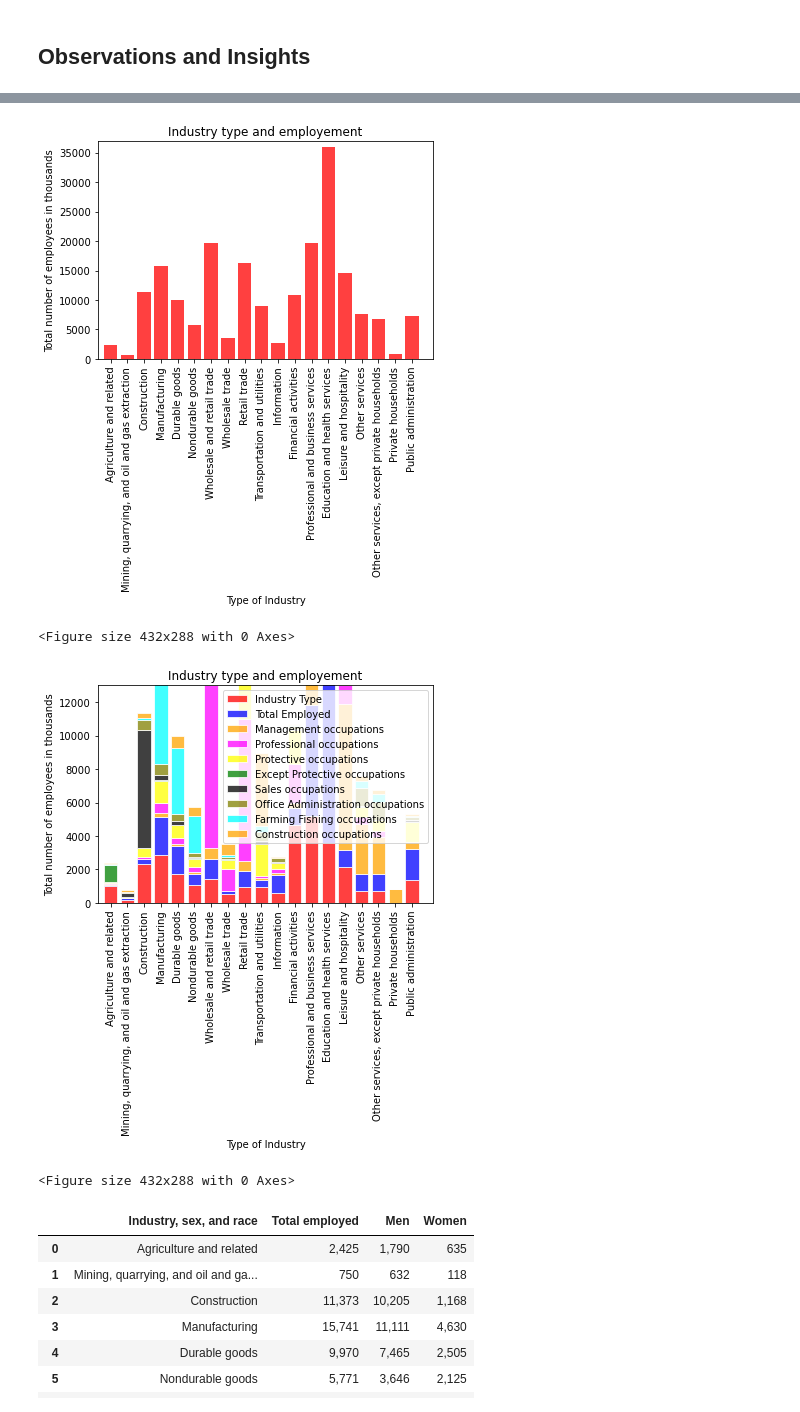
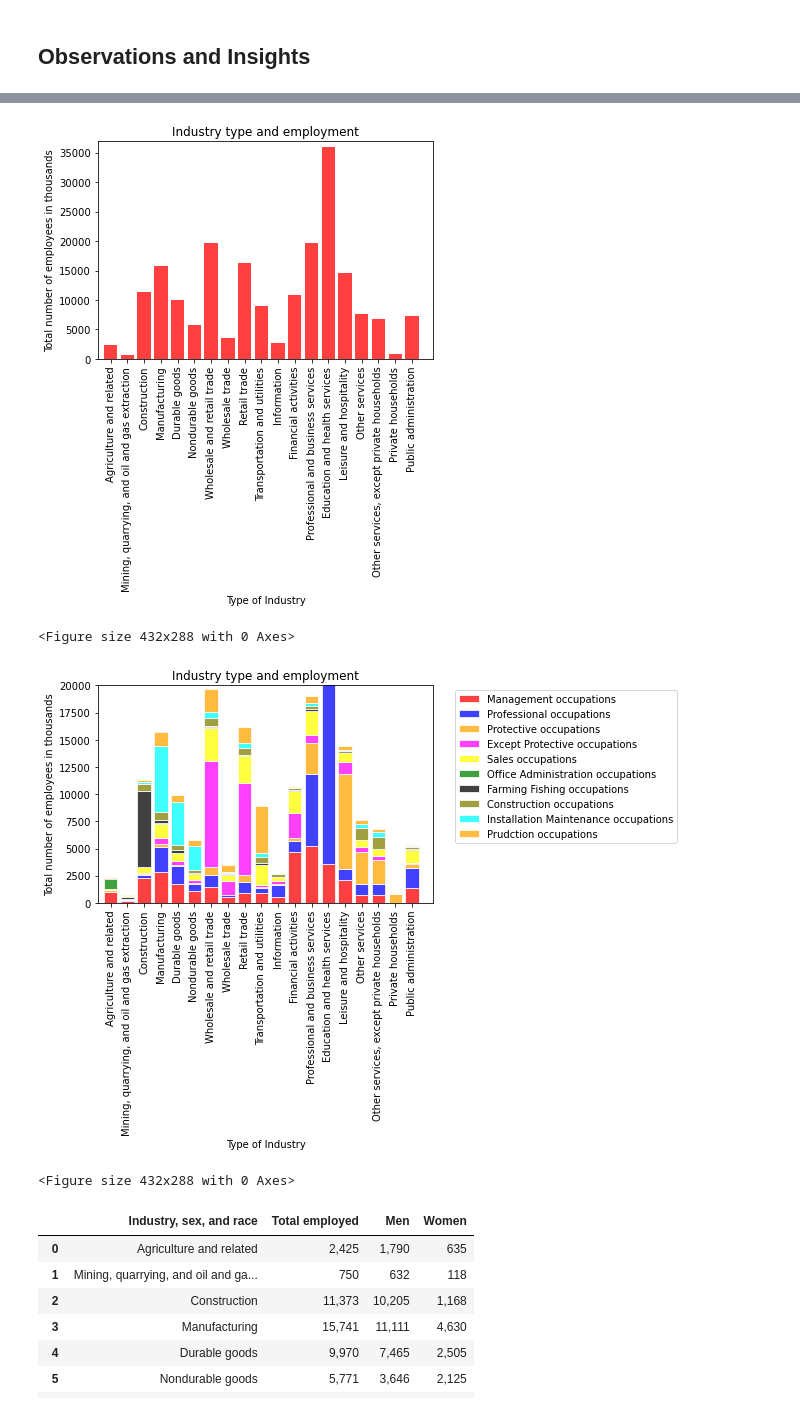
Before and after one commit to chinnamanaidu/project_rutgers, a Jupyter notebook: Project_bls/bls_starter.ipynb, the cells around one changed output, grey strips where cells are left out. Saved outputs shown, nothing was run; the diff lists cells and outputs as text; code cells hidden in the pictures.

```diff
--- a/Project_bls/bls_starter.ipynb
+++ b/Project_bls/bls_starter.ipynb
@@ -92,7 +102,7 @@ tick_locations = []
 for x in industry_type:
     tick_locations.append(str(x))
 
-plt.title("Industry type and employement")
+plt.title("Industry type and employment")
 plt.xlabel("Type of Industry")
 plt.ylabel("Total number of employees in thousands")
 
@@ -102,12 +112,12 @@ plt.xlim(-0.75, len(industry_type)+.25)
 plt.ylim(0, max(total_emp) + 1000)
 
 plt.bar(x_axis, total_emp, facecolor="red", alpha=0.75, align="center")
-plt.xticks(range(0, len(industry_type)), industry_type, rotation="vertical")
+plt.xticks(range(0, len(industry_type)), industry_type, rotation="90")
 plt.savefig("industry_total_employment.png")
 plt.show()
 plt.tight_layout()
 # %% [output]
-[figure, old version]
+[figure, new version]
 <Figure size 432x288 with 0 Axes>
 # %%
 n=len(industry_type)
@@ -175,20 +185,18 @@ for x in x_axis:
     prudction_Professional_occ.append(ind_totalemp_metadata['Prudction occupations'][x])
     transport_Professional_occ.append(ind_totalemp_metadata['Transportation occupations'][x])
 
-plt.title("Industry type and employement")
+plt.title("Industry type and employment")
 plt.xlabel("Type of Industry")
 plt.ylabel("Total number of employees in thousands")
 total_emp = ind_totalemp_metadata["Management occupations"].astype('float') +10
 plt.xlim(-0.75, len(industry_type)+.25)
 #plt.ylim(0, max(total_emp) )
 #plt.xlim(-0.75, len(gyms)-.25)
-plt.ylim(0, 5000)
+#plt.ylim(0, 5000)
 #plt.ylim(0, max(ind_totalemp_metadata['Professional occupations'])+ 100)
-plt.ylim(0, 13000)
+plt.ylim(0, 20000)
 clr=["bar1","bar2","bar3","bar4","bar5","bar6","bar7","bar1","bar1","bar1"]
 clt = []
-clt.append(ind_totalemp_metadata.columns[0])
-clt.append(ind_totalemp_metadata.columns[1])
 clt.append(ind_totalemp_metadata.columns[2])
 clt.append(ind_totalemp_metadata.columns[3])
 clt.append(ind_totalemp_metadata.columns[4])
@@ -197,38 +205,41 @@ clt.append(ind_totalemp_metadata.columns[6])
 clt.append(ind_totalemp_metadata.columns[7])
 clt.append(ind_totalemp_metadata.columns[8])
 clt.append(ind_totalemp_metadata.columns[9])
+clt.append(ind_totalemp_metadata.columns[10])
+clt.append(ind_totalemp_metadata.columns[11])
 
 
 bar3 = np.add(Management_occ, Professional_occ).tolist()
 bar4 = np.add(except_Professional_occ, bar3).tolist()
 bar5 = np.add(sales_Professional_occ, bar4).tolist()
 bar6 = np.add(office_Professional_occ, bar5).tolist()
 bar7 = np.add(farming_Professional_occ, bar6).tolist()
 bar8 = np.add(construction_Professional_occ, bar7).tolist()
 bar9 = np.add(installation_Professional_occ, bar8).tolist()
 bar10 = np.add(prudction_Professional_occ, bar9).tolist()
 
 
 
 p1=plt.bar(x_axis, Management_occ, facecolor="red", color = "red", edgecolor="white", alpha=0.75, align="center")
 p2=plt.bar(x_axis, Professional_occ, facecolor="blue", color = "blue", bottom=Management_occ, edgecolor="white", alpha=0.75, align="center")
 p3=plt.bar(x_axis, except_Professional_occ, facecolor="orange", color = "orange", bottom=bar3, edgecolor="white", alpha=0.75, align="center")
 p4=plt.bar(x_axis, sales_Professional_occ, facecolor="magenta", color = "magenta", bottom=bar4, edgecolor="white", alpha=0.75, align="center")
 p5=plt.bar(x_axis, office_Professional_occ, facecolor="yellow", color = "yellow", bottom=bar5, edgecolor="white", alpha=0.75, align="center")
 p6=plt.bar(x_axis, farming_Professional_occ, facecolor="green", color = "green", bottom=bar6, edgecolor="white", alpha=0.75, align="center")
 p7=plt.bar(x_axis, construction_Professional_occ, facecolor="black", color = "black", bottom=bar7, edgecolor="white", alpha=0.75, align="center")
 p8=plt.bar(x_axis, installation_Professional_occ, facecolor="olive", color = "olive", bottom=bar8, edgecolor="white", alpha=0.75, align="center")
 p9=plt.bar(x_axis, prudction_Professional_occ, facecolor="cyan", color = "cyan", bottom=bar9, edgecolor="white", alpha=0.75, align="center")
 p10=plt.bar(x_axis, transport_Professional_occ, facecolor="orange", color = "orange", bottom=bar10, edgecolor="white", alpha=0.75, align="center")
 
 plt.xticks(range(0, len(industry_type)), industry_type, rotation="vertical")
 #plt.legend(clr,clt, loc="best")
-plt.legend((p1,p2,p3,p4,p5,p6,p7,p8,p9,p10), clt, loc='upper right', bbox_to_anchor=(1,1))
+plt.legend((p1,p2,p3,p4,p5,p6,p7,p8,p9,p10), clt, loc='upper left', bbox_to_anchor=(1.05,1))
+
 plt.savefig("industry_total_employment_stacked.png")
 plt.show()
 plt.tight_layout()
 # %% [output]
-[figure, old version]
+[figure, new version]
 <Figure size 432x288 with 0 Axes>
 # %%
 ind_menwomen_metadata
```
Also changed, not shown: parts of 8 cells of this notebook, 47 other files.
